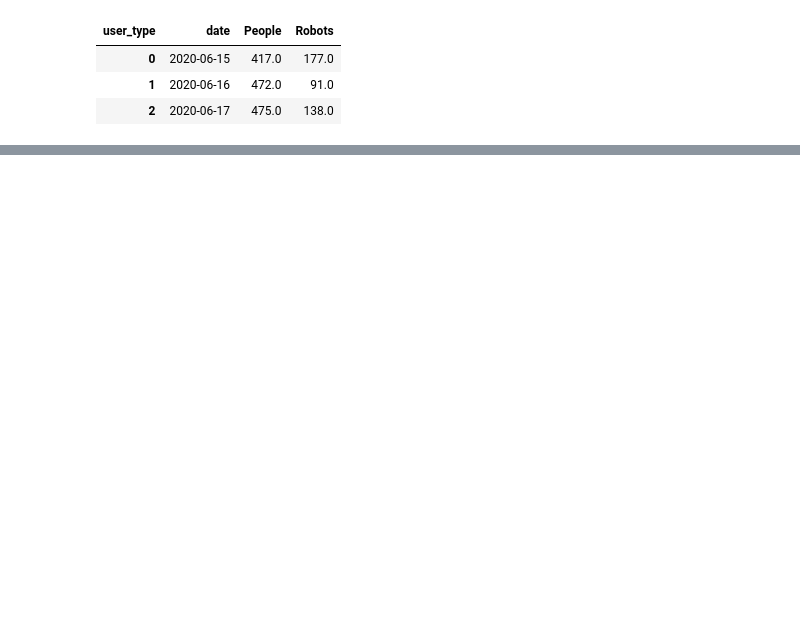
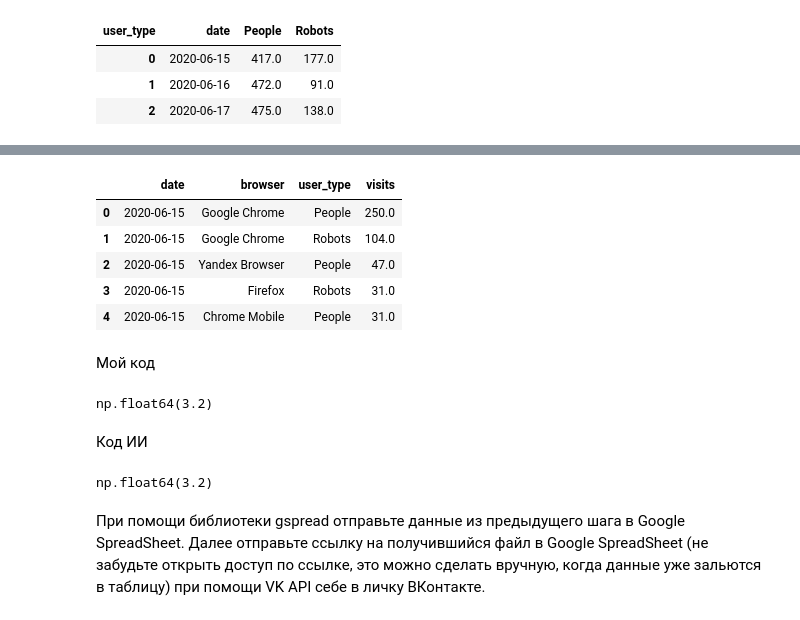
Before and after one commit to Praldmur/Simulation, a Jupyter notebook: mini_project_7.ipynb, the cells around one changed output, grey strips where cells are left out. Cells and saved outputs as stored; diff of their text form; code cells hidden in the pictures; blank space fills up the shorter version.

```diff
--- a/mini_project_7.ipynb
+++ b/mini_project_7.ipynb
@@ -44,0 +142,27 @@ plt.show()
+# %%
+df = pd.read_csv(r'C:\Users\PC\Desktop\Софт\Simulation\Simulation\data\7step_4_lesson_7.csv')
+# %%
+df.head()
+# %% [output]
+|  | date | browser | user_type | visits |
+| 0 | 2020-06-15 | Google Chrome | People | 250.0 |
+| 1 | 2020-06-15 | Google Chrome | Robots | 104.0 |
+| 2 | 2020-06-15 | Yandex Browser | People | 47.0 |
+| 3 | 2020-06-15 | Firefox | Robots | 31.0 |
+| 4 | 2020-06-15 | Chrome Mobile | People | 31.0 |
+# %% [markdown]
+Мой код
+# %%
+df['visits_share'] = (df.visits / df.visits.sum()).round(3)
+df.loc[(df.user_type == 'People') & (df.browser == 'Safari'), 'visits_share'].iloc[0] * 100
+# %% [output]
+np.float64(3.2)
+# %% [markdown]
+Код ИИ
+# %%
+df['visits_share'] = df.groupby('date')['visits'].transform(lambda x: x / x.sum()).round(3)
+df.loc[(df.user_type == 'People') & (df.browser == 'Safari'), 'visits_share'].iloc[0] * 100
+# %% [output]
+np.float64(3.2)
+# %% [markdown]
+При помощи библиотеки gspread отправьте данные из предыдущего шага в Google SpreadSheet. Далее отправьте ссылку на получившийся файл в Google SpreadSheet (не забудьте открыть доступ по ссылке, это можно сделать вручную, когда данные уже зальются в таблицу) при помощи VK API себе в личку ВКонтакте.
```
Also changed, not shown: parts of 24 cells of this notebook.
